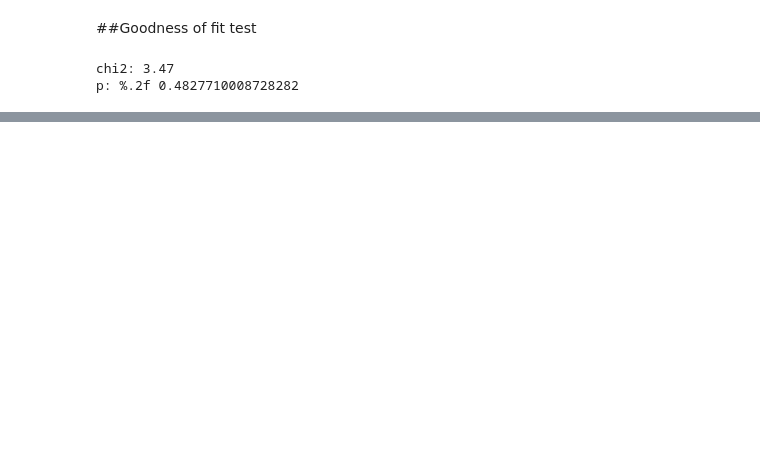
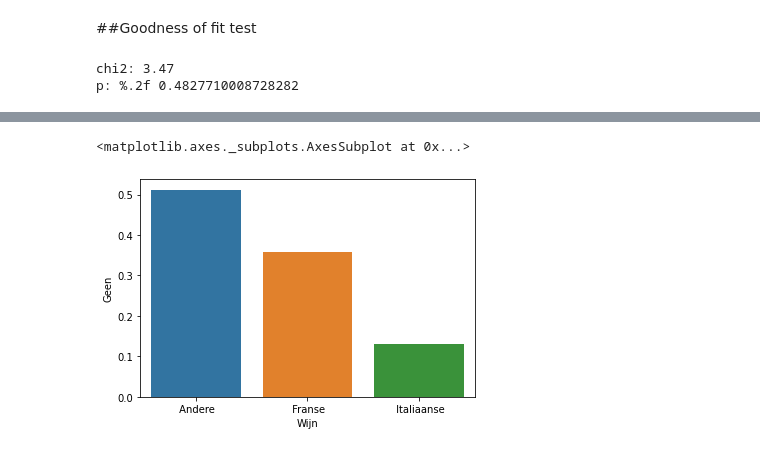
Before and after one commit to arnauddormaels/Data-Science-and-AI, a Jupyter notebook: Solution Labs/Cheat-sheet.ipynb, the cells around one changed output, grey strips where cells are left out. Drawn from its saved outputs; the diff is of its cells as text; code cells hidden in the pictures; blank space fills up the shorter version.

```diff
--- a/Solution Labs/Cheat-sheet.ipynb
+++ b/Solution Labs/Cheat-sheet.ipynb
@@ -818,0 +954,6 @@ p: %.2f 0.4827710008728282
+# %%
+#Relatieve waarden
+sns.barplot(x=o.loc['Geen'].index, y=o.loc['Geen']/np.sum(o.loc['Geen']))
+# %% [output]
+<matplotlib.axes._subplots.AxesSubplot at 0x...>
+[figure, added]
```
Also changed, not shown: parts of 43 cells of this notebook.
